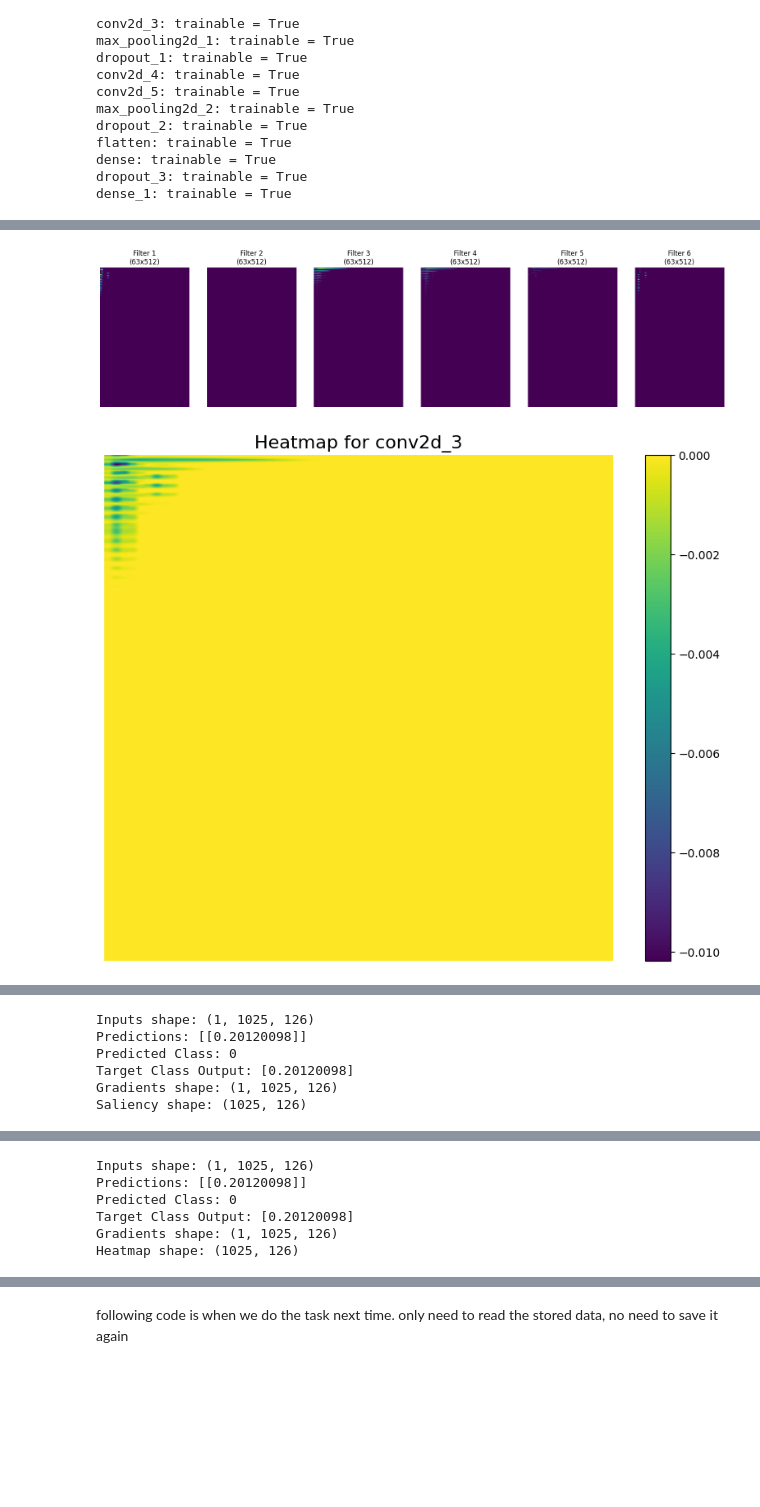
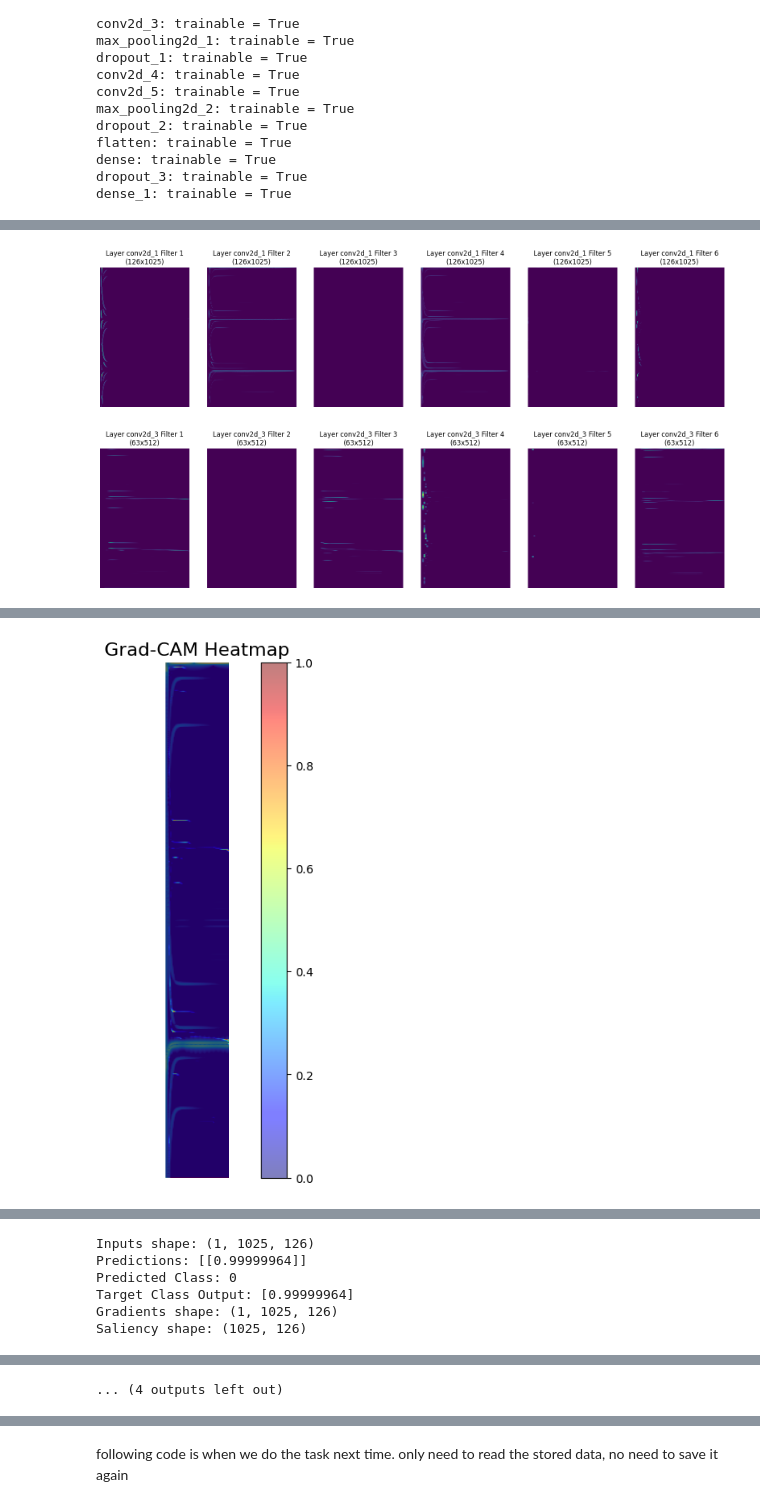
Before and after one commit to fireHedgehog/music-intrument-OvA-model, a Jupyter notebook: multi-spectrogram-experiment/heatmap_feature_map_spectrograms.ipynb, the cells around one changed output, grey strips where cells are left out. Drawn from its saved outputs; the diff is of its cells as text; code cells hidden in the pictures; blank space fills up the shorter version.

```diff
--- a/multi-spectrogram-experiment/heatmap_feature_map_spectrograms.ipynb
+++ b/multi-spectrogram-experiment/heatmap_feature_map_spectrograms.ipynb
@@ -118,8 +118,8 @@ def resize_spectrogram(spectrogram, target_shape):
 # %%
 # Example parameters
 plot_spectrogram = 'stft'
-model_name = 'bass'
-intermediate_heatmap_layer = 'conv2d_3'
+model_name = 'vocal'
+layer_names = ['conv2d_1', 'conv2d_3', 'conv2d_5']
 sample_index = 0
 # %%
 # Load the model (assuming the models are saved with a naming convention like 'model_{plot_spectrogram}_{model_name}.h5')
@@ -163,20 +161,20 @@ import numpy as np
 import matplotlib.pyplot as plt
 
 def plot_feature_maps(intermediate_model, x_data, sample_index=0, aspect_ratio='auto'):
-    output = intermediate_model.predict(np.expand_dims(x_data[sample_index], axis=0))
+    outputs = intermediate_model.predict(np.expand_dims(x_data[sample_index], axis=0))
+    for idx, output in enumerate(outputs):
+        num_filters = output.shape[-1]
+        num_filters_to_show = min(6, num_filters)  # Show up to 6 filters
+        height, width = output.shape[1], output.shape[2]
 
-    num_filters = output.shape[-1]
-    num_filters_to_show = min(6, num_filters)  # Show up to 6 filters
-    height, width = output.shape[1], output.shape[2]
-
-    # Adjust figure size to modify aspect ratio
-    plt.figure(figsize=(20, round(num_filters_to_show * 3)/4))
-    for i in range(num_filters_to_show):
-        plt.subplot(1, num_filters_to_show, i + 1)
-        plt.imshow(output[0, :, :, i], aspect=aspect_ratio, cmap='viridis')
-        plt.title(f'Filter {i + 1}\n({width}x{height})')
-        plt.axis('off')
-    plt.show()
+        # Adjust figure size to modify aspect ratio
+        plt.figure(figsize=(20, round(num_filters_to_show * 3)/4))
+        for i in range(num_filters_to_show):
+            plt.subplot(1, num_filters_to_show, i + 1)
+            plt.imshow(output[0, :, :, i], aspect=aspect_ratio, cmap='viridis')
+            plt.title(f'Layer {layer_names[idx]} Filter {i + 1}\n({width}x{height})')
+            plt.axis('off')
+        plt.show()
 # %%
 def plot_intermediate_heatmap(model, x_data, layer_name, sample_index=0):
     intermediate_layer_model = tf.keras.Model(inputs=model.input, outputs=model.get_layer(layer_name).output)
@@ -350,14 +348,15 @@ def plot_integrated_gradients(model, x_data, sample_index=0, baseline=None, num_
     plt.axis('off')
     plt.show()
 # %%
-# plot_feature_maps
 plot_feature_maps(intermediate_model, x_data, sample_index=sample_index, aspect_ratio='auto')
-# plot_intermediate_heatmap
-plot_intermediate_heatmap(loaded_model, x_data, intermediate_heatmap_layer, sample_index=sample_index)
-# grad_cam
-img_array = np.expand_dims(x_data[sample_index], axis=0)
-heatmap = grad_cam(loaded_model, img_array, intermediate_heatmap_layer)
-plot_grad_cam(heatmap, x_data[sample_index])
+
+for layer_name in layer_names:
+    plot_intermediate_heatmap(loaded_model, x_data, layer_name, sample_index=sample_index)
+    img_array = np.expand_dims(x_data[sample_index], axis=0)
+    heatmap = grad_cam(loaded_model, img_array, layer_name)
+    plot_grad_cam(heatmap, x_data[sample_index])
+
+
 # plot_saliency_map
 plot_saliency_map(loaded_model, x_data, sample_index=sample_index)
 # plot_gradient_heatmap
@@ -369,2 +368,2 @@ plot_integrated_gradients(loaded_model, x_data, sample_index=sample_index)
-[figure, old version]
+[figure, new version]
-[figure, old version]
+[figure, new version]
@@ -372,6 +370,0 @@ plot_integrated_gradients(loaded_model, x_data, sample_index=sample_index)
-Inputs shape: (1, 1025, 126)
-Predictions: [[0.20120098]]
-Predicted Class: 0
-Target Class Output: [0.20120098]
-Gradients shape: (1, 1025, 126)
-Saliency shape: (1025, 126)
@@ -379,6 +371,0 @@ Saliency shape: (1025, 126)
-Inputs shape: (1, 1025, 126)
-Predictions: [[0.20120098]]
-Predicted Class: 0
-Target Class Output: [0.20120098]
-Gradients shape: (1, 1025, 126)
-Heatmap shape: (1025, 126)
@@ -386,0 +374 @@ Heatmap shape: (1025, 126)
+[figure, added]
@@ -386,0 +377,6 @@ Heatmap shape: (1025, 126)
+Inputs shape: (1, 1025, 126)
+Predictions: [[0.99999964]]
+Predicted Class: 0
+Target Class Output: [0.99999964]
+Gradients shape: (1, 1025, 126)
+Saliency shape: (1025, 126)
@@ -387,3 +384,4 @@ Heatmap shape: (1025, 126)
+... (4 outputs left out)
 # %%
 def plot_and_save_integrated_gradients(spectrogram_type, model_cache):
     x_val = []
```
Also changed, not shown: parts of 9 cells of this notebook.
